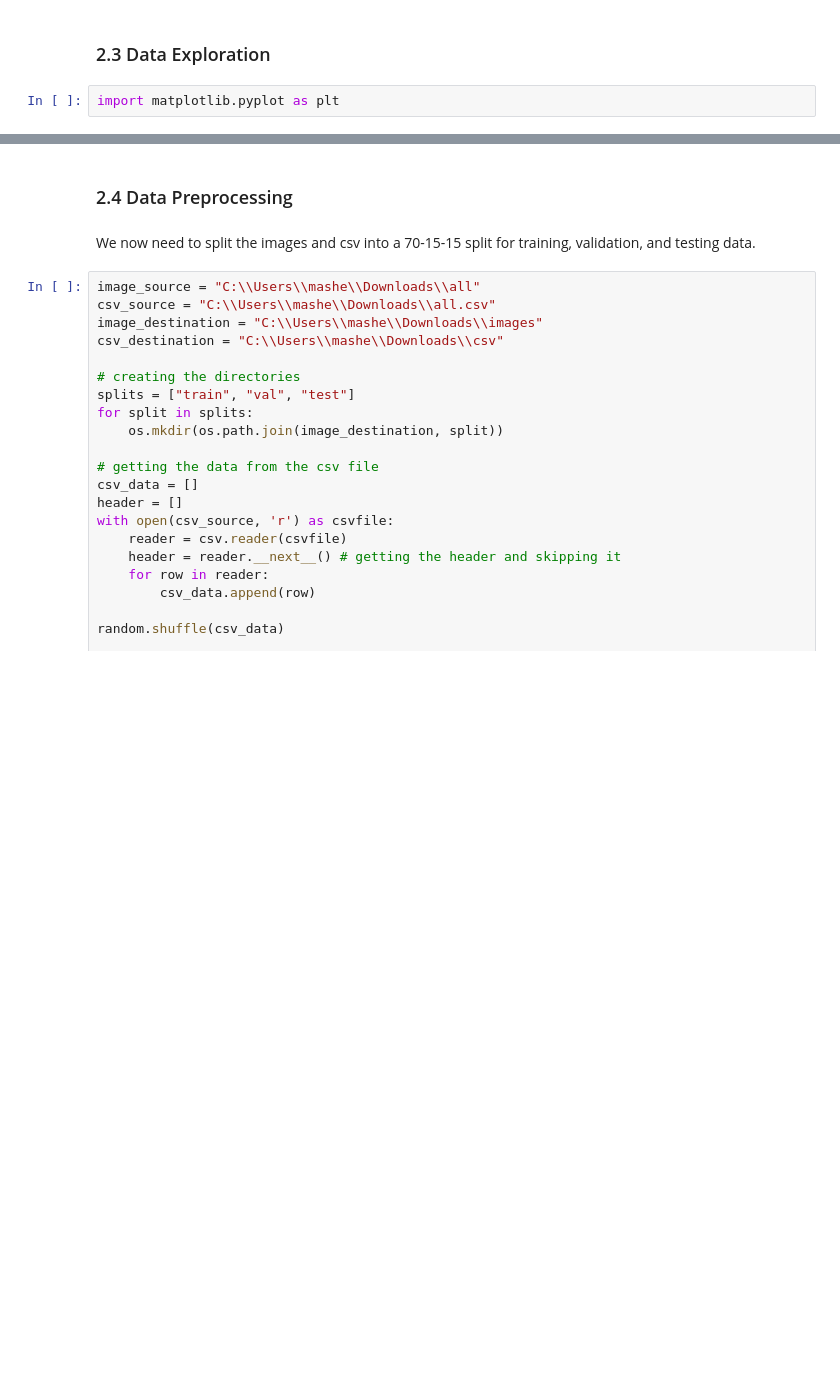
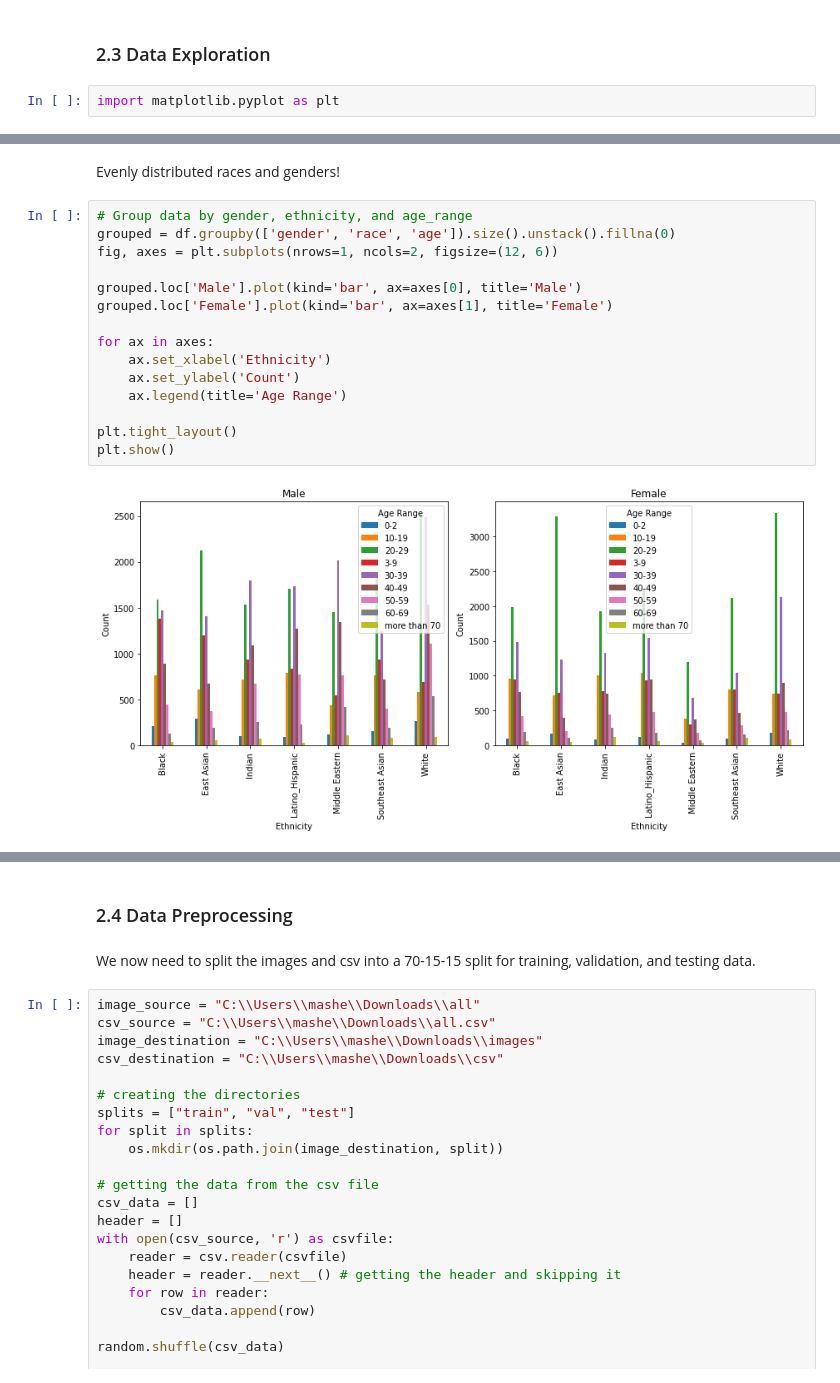
Before and after one commit to asherk7/EthniVision, a Jupyter notebook: ml/ethnivision_model_building.ipynb, the cells around one changed output, grey strips where cells are left out. Cells and saved outputs as stored; diff of their text form; blank space fills up the shorter version.

```diff
--- a/ml/ethnivision_model_building.ipynb
+++ b/ml/ethnivision_model_building.ipynb
@@ -157,2 +198,21 @@ df.describe()
+# %% [markdown]
+Evenly distributed races and genders!
+# %%
+# Group data by gender, ethnicity, and age_range
+grouped = df.groupby(['gender', 'race', 'age']).size().unstack().fillna(0)
+fig, axes = plt.subplots(nrows=1, ncols=2, figsize=(12, 6))
+
+grouped.loc['Male'].plot(kind='bar', ax=axes[0], title='Male')
+grouped.loc['Female'].plot(kind='bar', ax=axes[1], title='Female')
+
+for ax in axes:
+    ax.set_xlabel('Ethnicity')
+    ax.set_ylabel('Count')
+    ax.legend(title='Age Range')
+
+plt.tight_layout()
+plt.show()
+# %% [output]
+[figure, added]
 # %%
 df['age'].describe()
```
Also changed, not shown: parts of 47 cells of this notebook, 2 other files.
